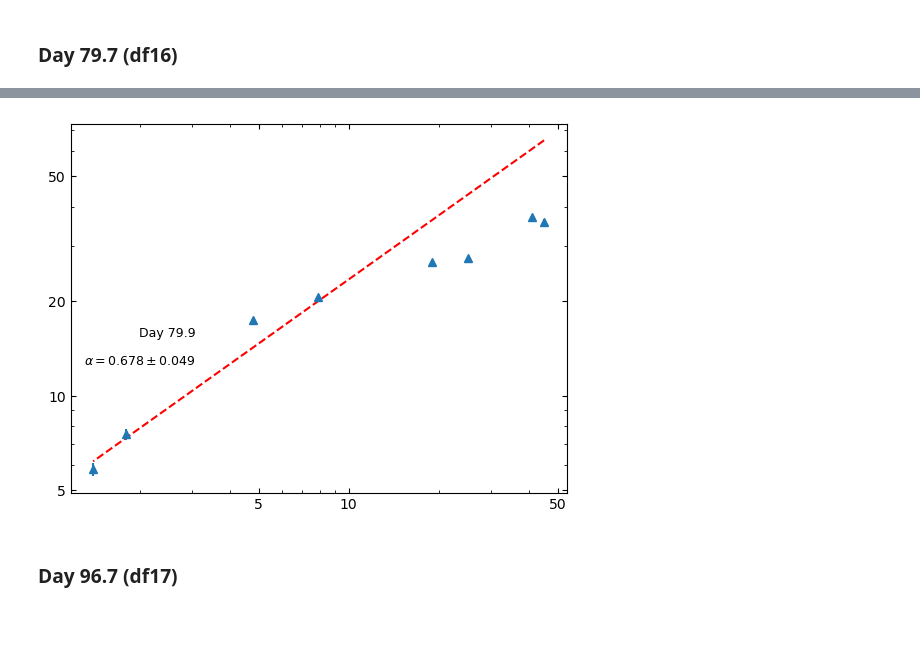
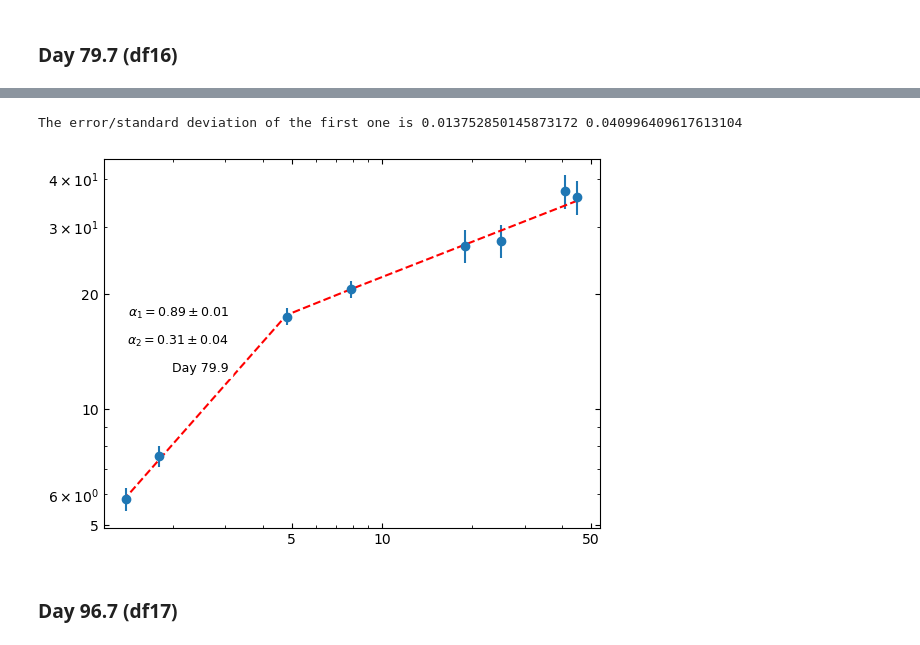
Before and after one commit to Wilhelm005/Research-Code, a Jupyter notebook: V407_Spectral_Index.ipynb, the cells around one changed output, grey strips where cells are left out. Cells and saved outputs as stored; diff of their text form; code cells hidden in the pictures.

```diff
--- a/V407_Spectral_Index.ipynb
+++ b/V407_Spectral_Index.ipynb
@@ -2275,0 +2396,19 @@ The error/standard deviation is 0.04938497046785771
+# %%
+#Input values for function above
+#Going through a range of x values (the point where the line breaks)
+#And different alpha 1 and alpha 2 values (the alpha values on either side of that break)
+
+x_val = np.arange(1.1,40,0.5)   #Going through a range of freq values from 0.1 to 40
+                                #because thats what my data ranges from, may be different for you
+
+a1 = np.arange(-1,0,0.2)
+a2 = np.arange(0,1,0.2)
+
+
+
+#Will output many BPL functions
+#Check through them, if they are very far off they won't work in fitBPL
+BM3 = bpl_func(x_val, y16, yerr16, a1, a2)
+
+#BM3[43] worked for me and gives me a reasonable output in fitBPL
+BM3[50]
@@ -2275,0 +2417,6 @@ The error/standard deviation is 0.04938497046785771
+# %%
+#Apply error as weighting in the function
+
+weight16 = 1/ (np.power(yerr16,2))
+fw_BPL16 = fitBPL(BM3[50], x16, y16, weights=weight16)
+fw_BPL16
@@ -2276,21 +2445,61 @@ The error/standard deviation is 0.04938497046785771
+# %%
+#taking fvec
+fvec16 = np.array([-0.06351243, -0.2129583 ,  0.23446822,  0.02966174, -0.01762096,
+         0.20077456, -0.65477337,  0.4998269 ])
+var16 = np.var(fvec16)
+
+#taking cov_x
+cov_x16 = np.array([[ 6.57378792e+00,  2.11885298e+00,  1.57989442e-02,
+          2.73483906e-01],
+        [ 2.11885298e+00,  7.38502229e-01,  1.41028617e-02,
+          8.40963410e-02],
+        [ 1.57989442e-02,  1.41028617e-02,  1.83546219e-03,
+         -7.37257477e-18],
+        [ 2.73483906e-01,  8.40963410e-02, -7.37257477e-18,
+          1.63099139e-02]])
+
+def stand(cov):
+    diag = np.diagonal(cov)
+    sd1 = np.sqrt(diag[0])
+    sd2 = np.sqrt(diag[1])
+    sd3 = np.sqrt(diag[2]) #err 1
+    sd4 = np.sqrt(diag[3]) #err 2
+    return(sd1,sd2,sd3, sd4)
+
+diag16 = stand(cov_x16*var16)
+
+#The last diagonal element corresponds to alpha
+#So here we are calculating the standard deviation on the slope
+
+#print(diag)  #prints standard deviations of all three variances
+
+print('The error/standard deviation of the first one is', diag16[2], diag16[3]) #Just showing the standard deviation on the slope
+# %% [output]
+The error/standard deviation of the first one is 0.013752850145873172 0.040996409617613104
 # %%
 #plotting to check
 fig,ax = plt.subplots()
 mask = df16['Flux'] > 3 * df16['Error (gaussfit or image)']  # apply detection threshold
+mask2 = df16['Flux'] < 3 * df16['Error (gaussfit or image)']  # apply detection threshold
 if mask.any():  # proceed only if at least one detection
-    ax.errorbar(df16['Freq'][mask], df16['Flux'][mask], yerr=df16['Error (gaussfit or image)'][mask], fmt='^')
+    ax.errorbar(df16['Freq'][mask], df16['Flux'][mask], yerr=yerr16, fmt='o')
+    ax.scatter(df16['Freq'][mask2], (df16['Flux'][mask2] + 3*df16['Error (gaussfit or image)'][mask2]), marker='v')
     ax.set_xscale('log')
     ax.set_xticks([1, 5, 10, 50], labels=['1', '5', '10', '50'])
     ax.set_yscale('log')
     ax.set_yticks([1, 5, 10, 20, 50], labels=['1', '5', '10', '20', '50'])
     ax.annotate('Day 79.9', xy=(90, 120), xycoords='axes points', size=9, ha='right', va='top', bbox=dict(boxstyle='round', fc='w', ec="w"))
     ax.tick_params(axis='both', which='both', direction='in', top=True, right=True)
-    ax.plot(df16['Freq'][mask], fit_model_weights16(df16['Freq'][mask]), 'r--')
-    ax.annotate('${\u03B1 = 0.678 \\pm 0.049}$', xy=(90, 100), xycoords='axes points', size=9, ha='right', va='top', bbox=dict(boxstyle='round', fc='w', ec="w"))
+    ax.plot(df16['Freq'][mask], fw_BPL16(df16['Freq'][mask]), 'r--')
+
+    #ax.annotate('${\u03B1 = 0.678 \\pm 0.049}$', xy=(90, 100), xycoords='axes points', size=9, ha='right', va='top', bbox=dict(boxstyle='round', fc='w', ec="w"))
+
+    ax.annotate('${\u03B1_1 = 0.89 \\pm 0.01}$', xy=(90, 160), xycoords='axes points', size=9, ha='right', va='top', bbox=dict(boxstyle='round', fc='w', ec="w"))
+    ax.annotate('${\u03B1_2 = 0.31 \\pm 0.04}$', xy=(90, 140), xycoords='axes points', size=9, ha='right', va='top', bbox=dict(boxstyle='round', fc='w', ec="w"))
 
 plt.show();
 # %% [output]
-[figure, old version]
+[figure, new version]
 # %% [markdown]
 ### Day 96.7 (df17)
 # %%
```
Also changed, not shown: parts of 82 cells of this notebook.
